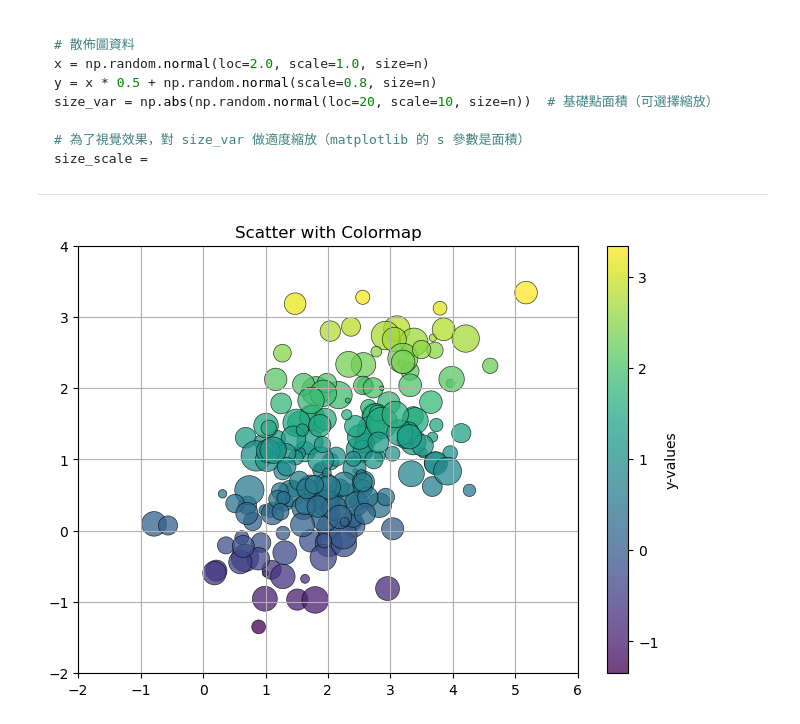
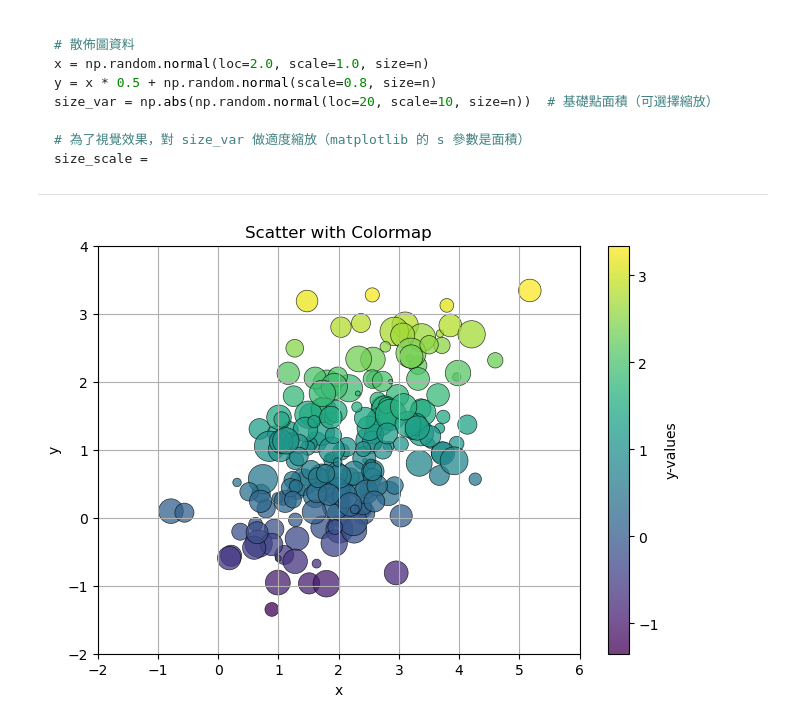
Before and after one commit to IntroDS-2025f/github-hw-1-Max-00000, a Jupyter notebook: matplot_test1.ipynb, the cells around one changed output. Cells and saved outputs as stored; diff of their text form; code cells hidden in the pictures.

```diff
--- a/matplot_test1.ipynb
+++ b/matplot_test1.ipynb
@@ -91,31 +91,33 @@ import matplotlib.pyplot as plt
 
 # 固定亂數種子以便結果可重現
 np.random.seed(768)
 
 n = 200
 
 x = np.random.normal(loc=2.0, scale=1.0, size=n)
 y = x * 0.5 + np.random.normal(scale=0.8, size=n)
 size_var = np.abs(np.random.normal(loc=20, scale=10, size=n))
 size_scalar = (size_var - size_var.min()) / (size_var.max() - size_var.min() + 1e-9) * 490 + 10
 
 fig, ax = plt.subplots(
     nrows=1,
     ncols=1,
     layout='constrained'
 )
 
 ax.set(
     title='Scatter with Colormap',
+    xlabel='x',
+    ylabel='y',
     xlim=(-2, 6),
     ylim=(-2, 4)
 )
 ax.grid(visible=True)
 
 sc = ax.scatter(x, y, c=y, s=size_scalar, alpha=0.75, edgecolors='black', linewidths=0.5)
 
 cbar = fig.colorbar(sc, ax=ax, label='y-values')
 
 plt.show()
 # %% [output]
-[figure, old version]
+[figure, new version]
```
